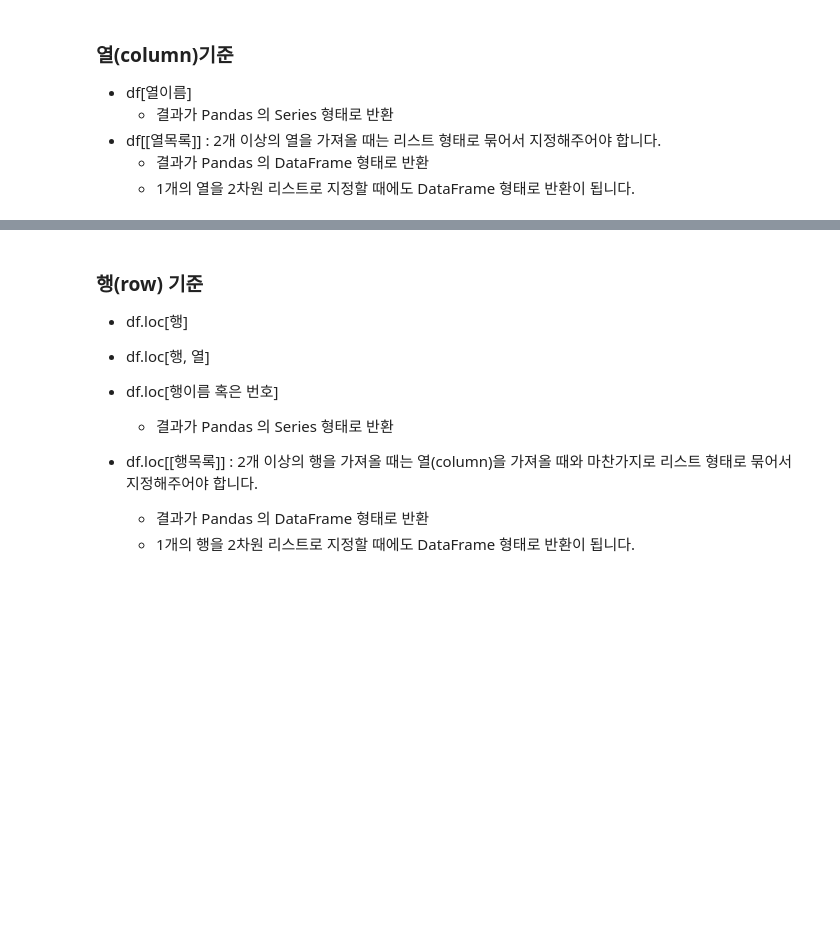
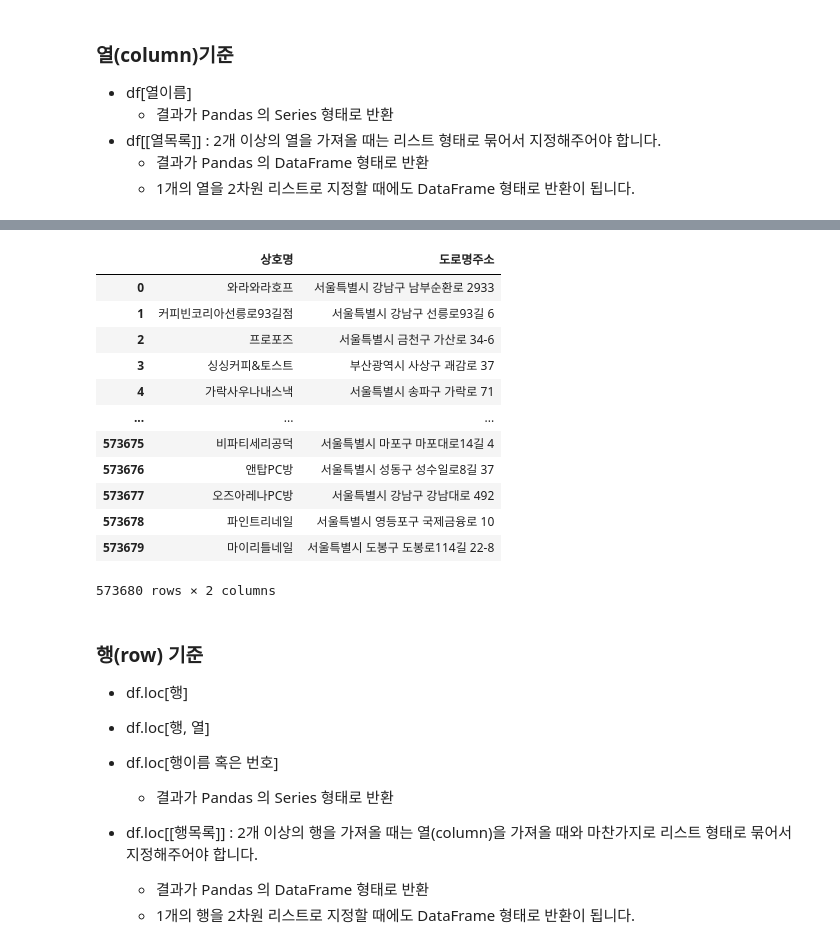
Before and after one commit to LEEJUNB/20210326_DataAnalysis, a Jupyter notebook: PublicData_Analysis/Downtown/02-store-eda-input.ipynb, the cells around one changed output, grey strips where cells are left out. Drawn from its saved outputs; the diff is of its cells as text; code cells hidden in the pictures; blank space fills up the shorter version.

```diff
--- a/PublicData_Analysis/Downtown/02-store-eda-input.ipynb
+++ b/PublicData_Analysis/Downtown/02-store-eda-input.ipynb
@@ -488,5 +520,21 @@ memory usage: 70.0+ MB
 # %%
 # "상호명", "도로명주소" 2개의 컬럼을 가져옵니다.
+# pandas에서 2개 이상의 데이터를 불러올 때는 리스트 형식으로 뽑기
+df[["상호명", "도로명주소"]]
+# %% [output]
+|  | 상호명 | 도로명주소 |
+| 0 | 와라와라호프 | 서울특별시 강남구 남부순환로 2933 |
+| 1 | 커피빈코리아선릉로93길점 | 서울특별시 강남구 선릉로93길 6 |
+| 2 | 프로포즈 | 서울특별시 금천구 가산로 34-6 |
+| 3 | 싱싱커피&토스트 | 부산광역시 사상구 괘감로 37 |
+| 4 | 가락사우나내스낵 | 서울특별시 송파구 가락로 71 |
+| ... | ... | ... |
+| 573675 | 비파티세리공덕 | 서울특별시 마포구 마포대로14길 4 |
+| 573676 | 앤탑PC방 | 서울특별시 성동구 성수일로8길 37 |
+| 573677 | 오즈아레나PC방 | 서울특별시 강남구 강남대로 492 |
+| 573678 | 파인트리네일 | 서울특별시 영등포구 국제금융로 10 |
+| 573679 | 마이리틀네일 | 서울특별시 도봉구 도봉로114길 22-8 |
+573680 rows × 2 columns
 # %% [markdown]
 ### 행(row) 기준
 * df.loc[행]
```
Also changed, not shown: parts of 30 cells of this notebook.
